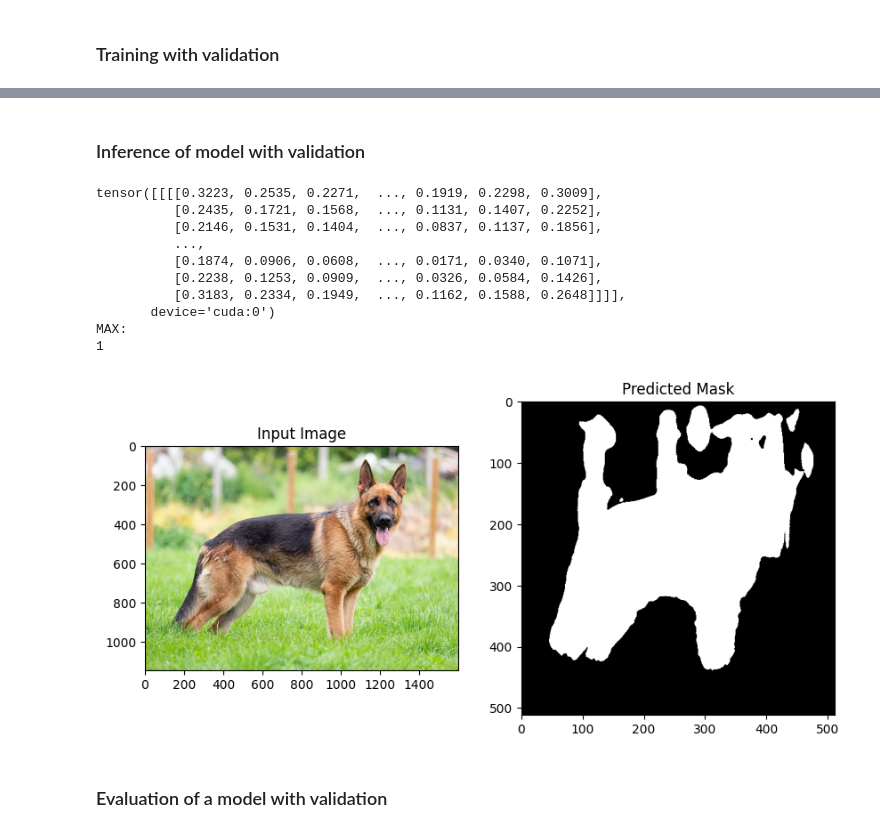
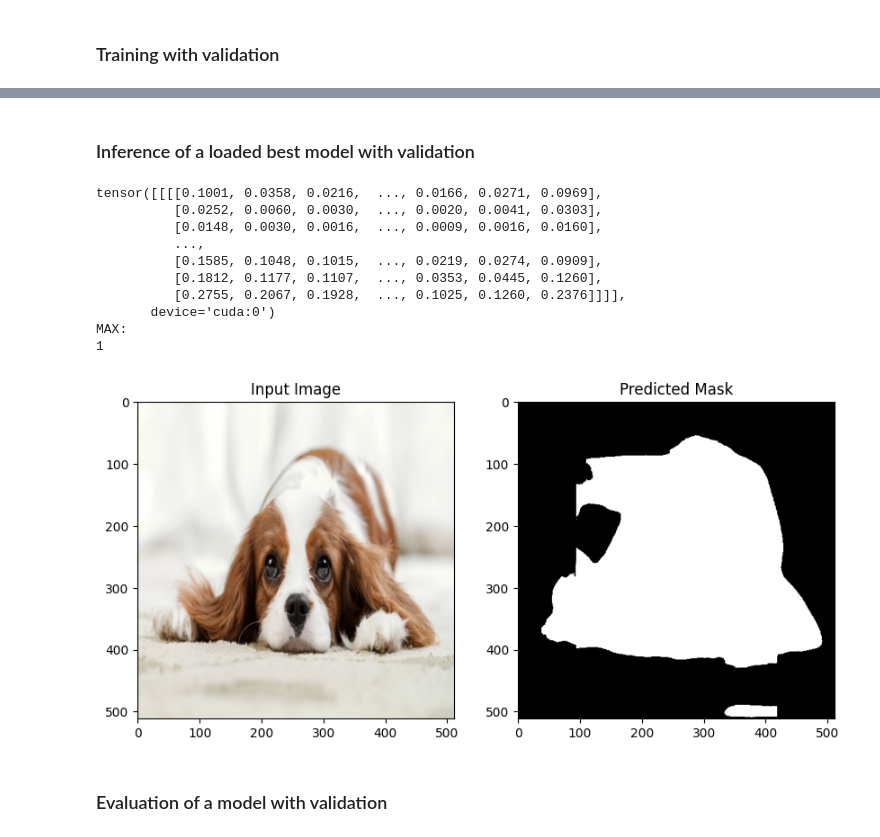
Before and after one commit to MateuszGalinski/DogSemanticSegmentation-UNet, a Jupyter notebook: train.ipynb, the cells around one changed output, grey strips where cells are left out. Drawn from its saved outputs; the diff is of its cells as text; code cells hidden in the pictures.

Commit message:
Succesful training process with validation dataset - iou 72% and accuracy of 87%

```diff
--- a/train.ipynb
+++ b/train.ipynb
@@ -236,15 +225,12 @@ for epoch in range(EPOCHS):
         img = data[0].float().to(device)
         mask = data[1].float().to(device)
 
-        # Forward pass
         predicted_mask = model_w_valid(img)
         optimizer_valid.zero_grad()
 
-        # Compute loss
         loss = loss_fn_valid(predicted_mask, mask)
         train_running_loss += loss.item()
 
-        # Backward pass and optimization
         loss.backward()
         optimizer_valid.step()
 
@@ -255,30 +241,52 @@ for epoch in range(EPOCHS):
     # Validation Loop
     model_w_valid.eval()
     val_running_loss = 0
+    iou_metric.reset()
+    accuracy_metric.reset()
+
     with torch.no_grad():
         for val_idx, val_data in enumerate(valid_dataloader):
             val_img = val_data[0].float().to(device)
             val_mask = val_data[1].float().to(device)
 
-            # Forward pass for validation
             val_predicted_mask = model_w_valid(val_img)
             val_loss = loss_fn_valid(val_predicted_mask, val_mask)
             val_running_loss += val_loss.item()
 
-    # Average validation loss
+            # val_pred_prob = torch.sigmoid(val_predicted_mask)
+            # pred_binary = (val_predicted_mask > 0.5).float()  # Binarize predictions
+
+            iou_metric.update(val_predicted_mask, val_mask.int())
+            print("IOU calculations")
+            print(iou_metric(val_predicted_mask, val_mask.int()))
+            print(iou_metric(val_mask, val_mask.int()))
+            accuracy_metric.update(val_predicted_mask, val_mask.int())
+
     val_loss = val_running_loss / (val_idx + 1)
     print(f"Validation Loss EPOCH {epoch + 1}: {val_loss:.4f}")
 
-    # Checkpoint model if the validation loss is the best we've seen so far
+    # Compute mean IoU and accuracy over all validation batches
+    mean_iou = iou_metric.compute().item()
+    mean_accuracy = accuracy_metric.compute().item()
+    print(f"Mean IoU: {mean_iou:.4f}")
+    print(f"Mean Accuracy: {mean_accuracy:.4f}")
+
     if val_loss < best_val_loss:
         best_val_loss = val_loss
-        torch.save(model_w_valid.state_dict(), best_model_path)
+        torch.save(model_w_valid.state_dict(), best_loss_model_path)
         print(f"New best model saved with validation loss: {val_loss:.4f}")
 
-    # Step the scheduler with the latest validation loss
+    if mean_iou > best_val_iou:
+        best_val_iou = mean_iou
+        torch.save(model_w_valid.state_dict(), best_iou_model_path)
+        print(f"New best model saved with IoU: {mean_iou:.4f}")
+
+    if mean_accuracy > best_val_accuracy:
+        best_val_accuracy = mean_accuracy
+        torch.save(model_w_valid.state_dict(), best_accuracy_model_path)
+        print(f"New best model saved with accuracy: {mean_accuracy:.4f}")
+
     scheduler.step(val_loss)
-
-    # Switch model back to training mode for the next epoch
     model_w_valid.train()
 # %% [output]
 Current EPOCH 1
@@ -301,8 +309,8 @@ New best model saved with validation loss: 0.4559
 # %% [markdown]
-### Inference of model with validation
+### Inference of a loaded best model with validation
 # %%
 # Set the model in evaluation mode for inference
-model_w_valid.load_state_dict(torch.load(best_model_path, map_location=device))
+model_w_valid.load_state_dict(torch.load(best_loss_model_path, map_location=device))
 model_w_valid.eval()
 
 # Define a transform for the test image
@@ -312,42 +320,44 @@ inference_transform = Compose([Resize((512, 512)), ToTensor()])
 # test_image_path = "scottish_terrier_101.jpg"
 # test_image_path = "inference_img.jpg"
 test_image_path = "inference_img2.webp"
+# test_image_path = "pies.webp"
 test_image = Image.open(test_image_path).convert("RGB")
+test_image = test_image.resize([512,512])
 input_tensor = inference_transform(test_image).unsqueeze(0).to(device)  # Add batch dimension and move to device
 
 # Run inference
 with torch.no_grad():  # No gradient computation needed
     predicted_output = model_w_valid(input_tensor)
     predicted_output = torch.sigmoid(predicted_output)
 
 print(predicted_output)
 # Apply sigmoid and threshold to create a binary mask
 binary_mask = predicted_output.squeeze().cpu().numpy()  # Apply sigmoid to get probabilities
-binary_mask = (binary_mask > 0.4).astype(int)  # Threshold at 0.5 to create a binary mask
+binary_mask = (binary_mask > 0.5).astype(int)  # Threshold at 0.5 to create a binary mask
 print("MAX: ")
 print(np.max(binary_mask))
 
 # Visualize the result
 plt.figure(figsize=(10, 5))
 plt.subplot(1, 2, 1)
 plt.imshow(test_image)
 plt.title("Input Image")
 plt.subplot(1, 2, 2)
 plt.imshow(binary_mask, cmap="gray")
 plt.title("Predicted Mask")
 plt.show()
 # %% [output]
-tensor([[[[0.3223, 0.2535, 0.2271,  ..., 0.1919, 0.2298, 0.3009],
-          [0.2435, 0.1721, 0.1568,  ..., 0.1131, 0.1407, 0.2252],
-          [0.2146, 0.1531, 0.1404,  ..., 0.0837, 0.1137, 0.1856],
+tensor([[[[0.1001, 0.0358, 0.0216,  ..., 0.0166, 0.0271, 0.0969],
+          [0.0252, 0.0060, 0.0030,  ..., 0.0020, 0.0041, 0.0303],
+          [0.0148, 0.0030, 0.0016,  ..., 0.0009, 0.0016, 0.0160],
           ...,
-          [0.1874, 0.0906, 0.0608,  ..., 0.0171, 0.0340, 0.1071],
-          [0.2238, 0.1253, 0.0909,  ..., 0.0326, 0.0584, 0.1426],
-          [0.3183, 0.2334, 0.1949,  ..., 0.1162, 0.1588, 0.2648]]]],
+          [0.1585, 0.1048, 0.1015,  ..., 0.0219, 0.0274, 0.0909],
+          [0.1812, 0.1177, 0.1107,  ..., 0.0353, 0.0445, 0.1260],
+          [0.2755, 0.2067, 0.1928,  ..., 0.1025, 0.1260, 0.2376]]]],
        device='cuda:0')
 MAX:
 1
-[figure, old version]
+[figure, new version]
 # %% [markdown]
 ### Evaluation of a model with validation
 # %%
```
Also changed, not shown: parts of 14 cells of this notebook, 2 other files.
